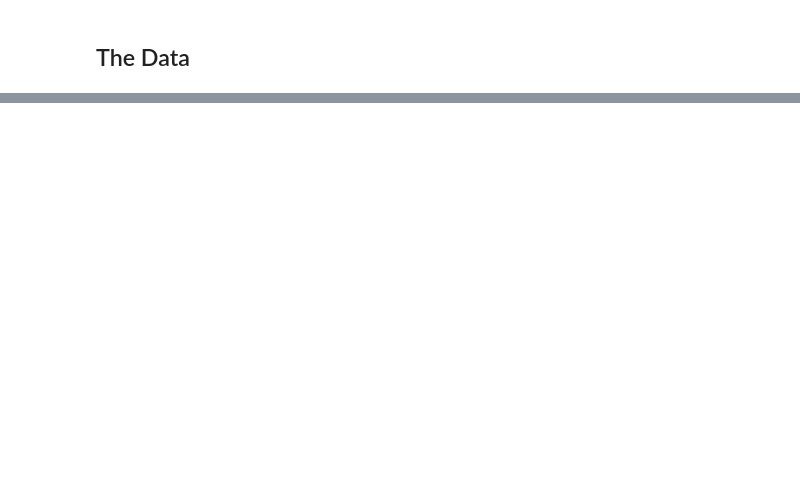
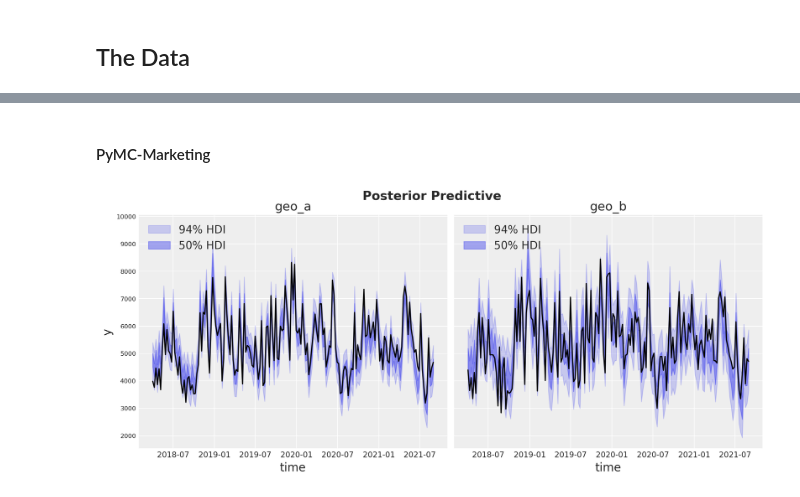
Before and after one commit to pymc-labs/mmm-param-recovery, a Jupyter notebook: combined_comparison.ipynb, the cells around one changed output, grey strips where cells are left out. Saved outputs shown, nothing was run; the diff lists cells and outputs as text; code cells hidden in the pictures; blank space fills up the shorter version.

Commit message:
Combining both geo models into one notebook

```diff
--- a/combined_comparison.ipynb
+++ b/combined_comparison.ipynb
@@ -290,0 +248,20 @@ Max rhat: 1.0
+# %%
+# Meridian
+
+meridian = model.Meridian(input_data=data, model_spec=model_spec)
+
+# PyMC-Marketing
+
+x_train = data_df.drop(columns=["y"])
+y_train = data_df["y"]
+
+mmm.build_model(X=x_train, y=y_train)
+mmm.add_original_scale_contribution_variable(
+    var=[
+        "channel_contribution",
+        "control_contribution",
+        "intercept_contribution",
+        "yearly_seasonality_contribution",
+        "y",
+    ]
+)
@@ -290,0 +475,47 @@ Max rhat: 1.0
+# %% [markdown]
+#### PyMC-Marketing
+# %%
+fig, axes = plt.subplots(
+    ncols=len(mmm.model.coords["geo"]),
+    figsize=(12, 5),
+    sharex=True,
+    sharey=True,
+    layout="constrained",
+)
+
+for i, geo in enumerate(mmm.model.coords["geo"]):
+    ax = axes[i]
+    az.plot_hdi(
+        x=mmm.model.coords["date"],
+        y=(mmm.idata["posterior_predictive"].y_original_scale.sel(geo=geo)),
+        color="C0",
+        smooth=False,
+        hdi_prob=0.94,
+        fill_kwargs={"alpha": 0.2, "label": "94% HDI"},
+        ax=ax,
+    )
+
+    az.plot_hdi(
+        x=mmm.model.coords["date"],
+        y=(mmm.idata["posterior_predictive"].y_original_scale.sel(geo=geo)),
+        color="C0",
+        smooth=False,
+        hdi_prob=0.5,
+        fill_kwargs={"alpha": 0.4, "label": "50% HDI"},
+        ax=ax,
+    )
+
+    sns.lineplot(
+        data=data_df.query("geo == @geo"),
+        x="time",
+        y="y",
+        color="black",
+        ax=ax,
+    )
+
+    ax.legend(loc="upper left")
+    ax.set(title=f"{geo}")
+
+fig.suptitle("Posterior Predictive", fontsize=16, fontweight="bold", y=1.03);
+# %% [output]
+[figure, added]
```
Also changed, not shown: parts of 62 cells of this notebook.
